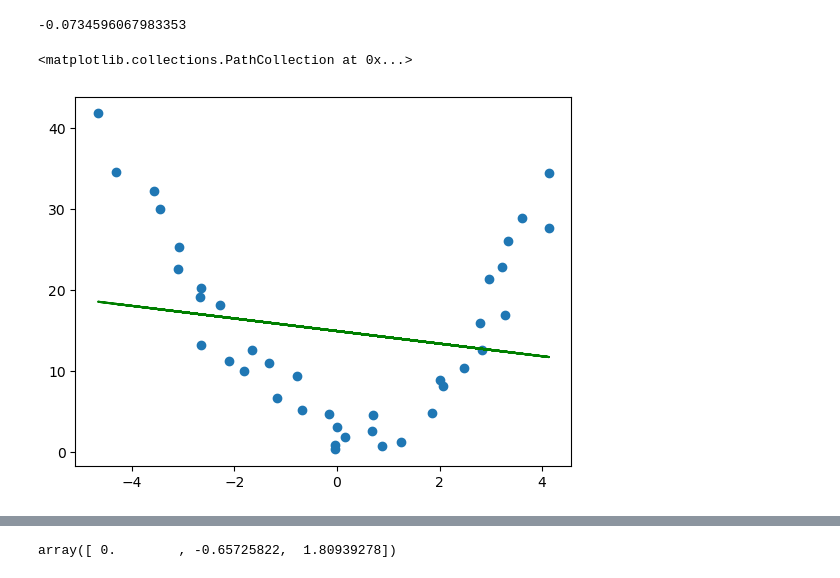
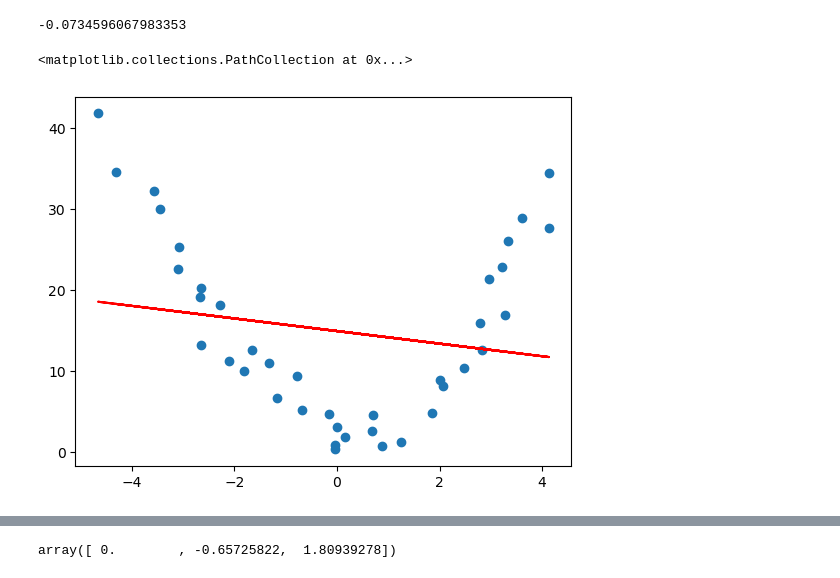
Before and after one commit to Sharafunneesa-pp/Regression-Algorithms, a Jupyter notebook: 3. polynomial regression implementation.ipynb, the cells around one changed output, grey strips where cells are left out. Cells and saved outputs as stored; diff of their text form; code cells hidden in the pictures.

```diff
--- a/3. polynomial regression implementation.ipynb
+++ b/3. polynomial regression implementation.ipynb
@@ -74,11 +50,11 @@ score
 # %% [output]
 -0.0734596067983353
 # %%
-plt.plot(xtrain,model.predict(xtrain),color='g')
+plt.plot(xtrain,model.predict(xtrain),color='r')
 plt.scatter(xtrain,ytrain)
 # %% [output]
 <matplotlib.collections.PathCollection at 0x...>
-[figure, old version]
+[figure, new version]
 # %%
 #polynomial transformation
 from sklearn.preprocessing import PolynomialFeatures
```
Also changed, not shown: parts of 8 cells of this notebook.
